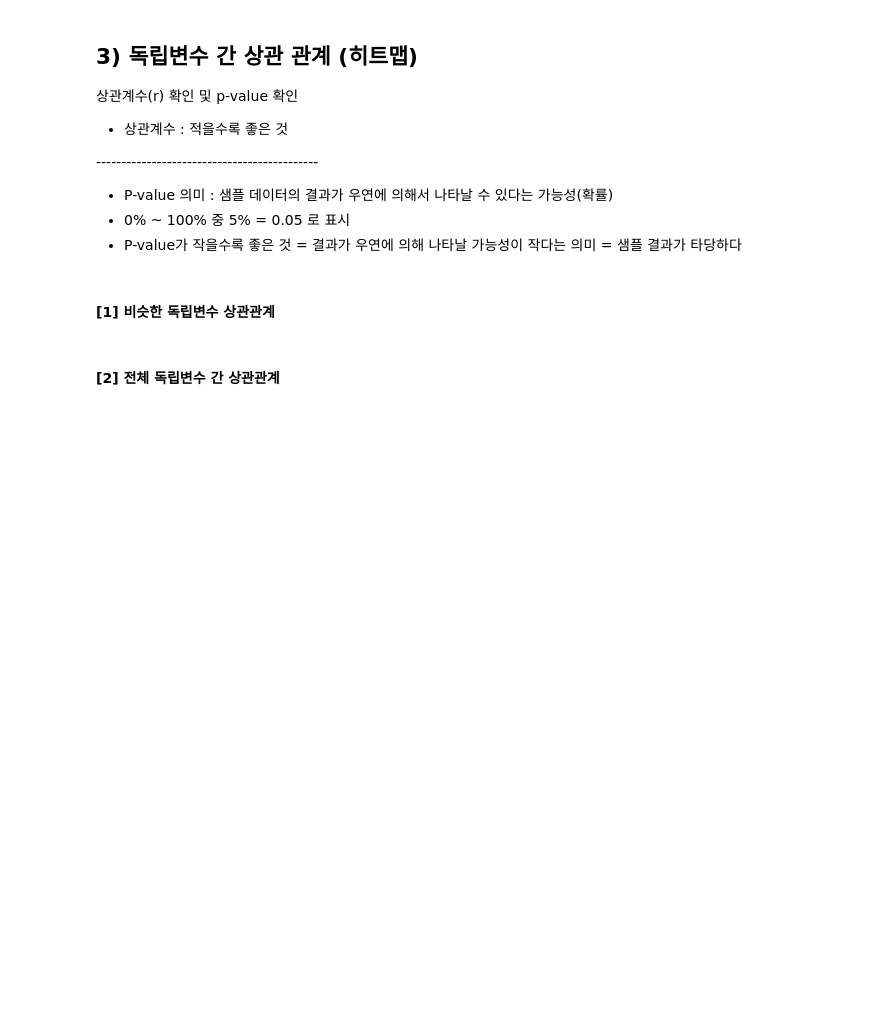
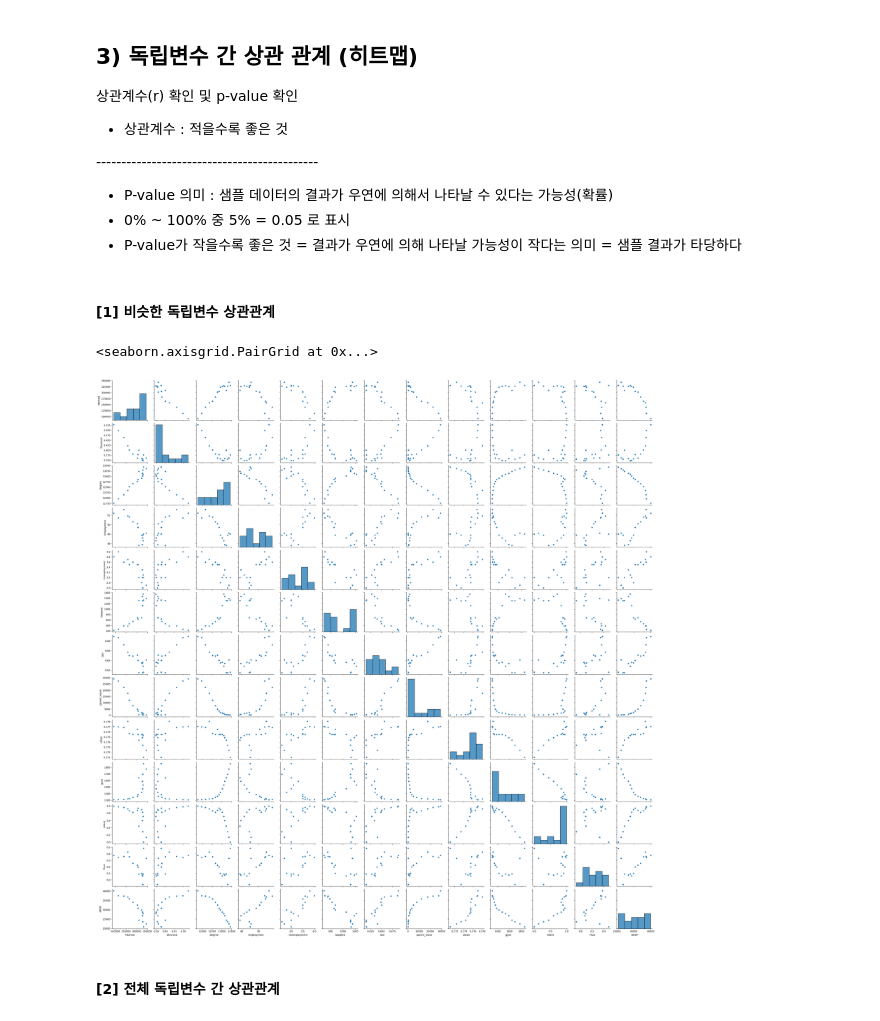
Before and after one commit to jewoodev/To_raise_a_child_well, a Jupyter notebook: data/dohee/230217_EDA.ipynb, the cells around one changed output. Saved outputs shown, nothing was run; the diff lists cells and outputs as text; code cells hidden in the pictures; blank space fills up the shorter version.

```diff
--- a/data/dohee/230217_EDA.ipynb
+++ b/data/dohee/230217_EDA.ipynb
@@ -44,8 +239,11 @@ for idx, feature in enumerate(t_feature) :
 # %% [markdown]
 #### [1] 비슷한 독립변수 상관관계
 # %%
-features = [독립변수]
-sns.pairplot(california_df[features])
+features = fertility_df_.drop(columns=['Target','Total_apart','Academy','park','Market','sports_fc','Total_apart','Financial_idp']).columns
+sns.pairplot(fertility_df_[features])
+# %% [output]
+<seaborn.axisgrid.PairGrid at 0x...>
+[figure, added]
 # %% [markdown]
 #### [2] 전체 독립변수 간 상관관계
 # %%
```
Also changed, not shown: parts of 16 cells of this notebook.
